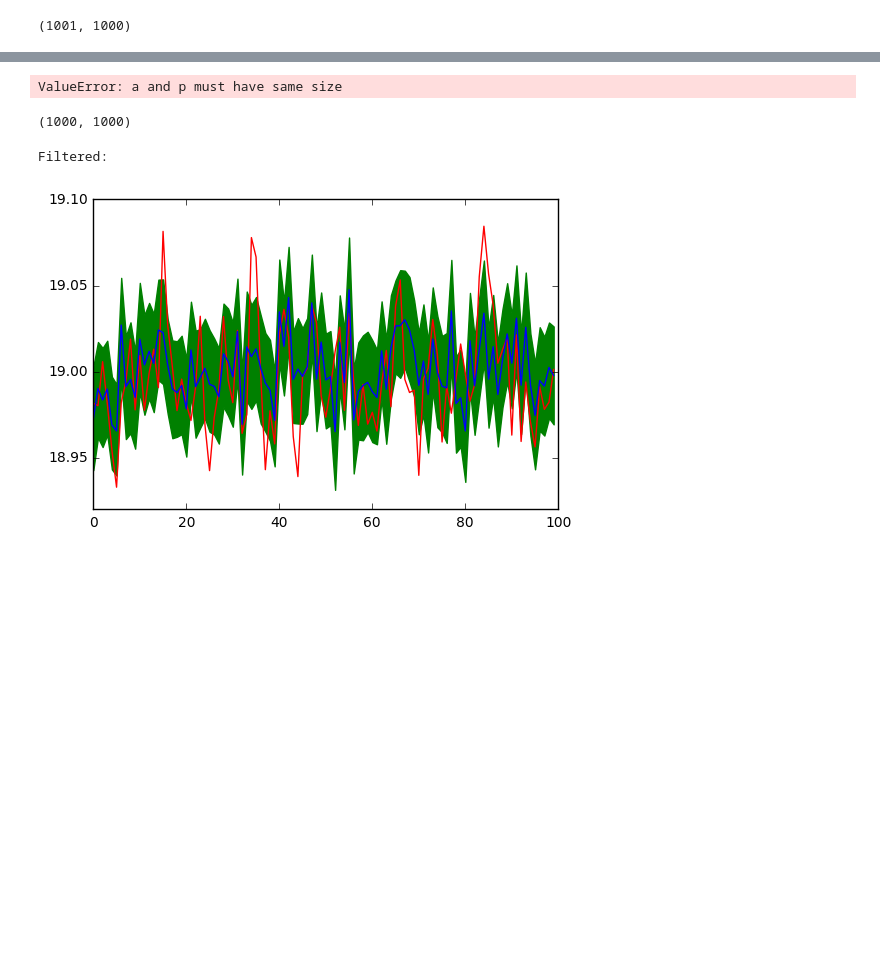
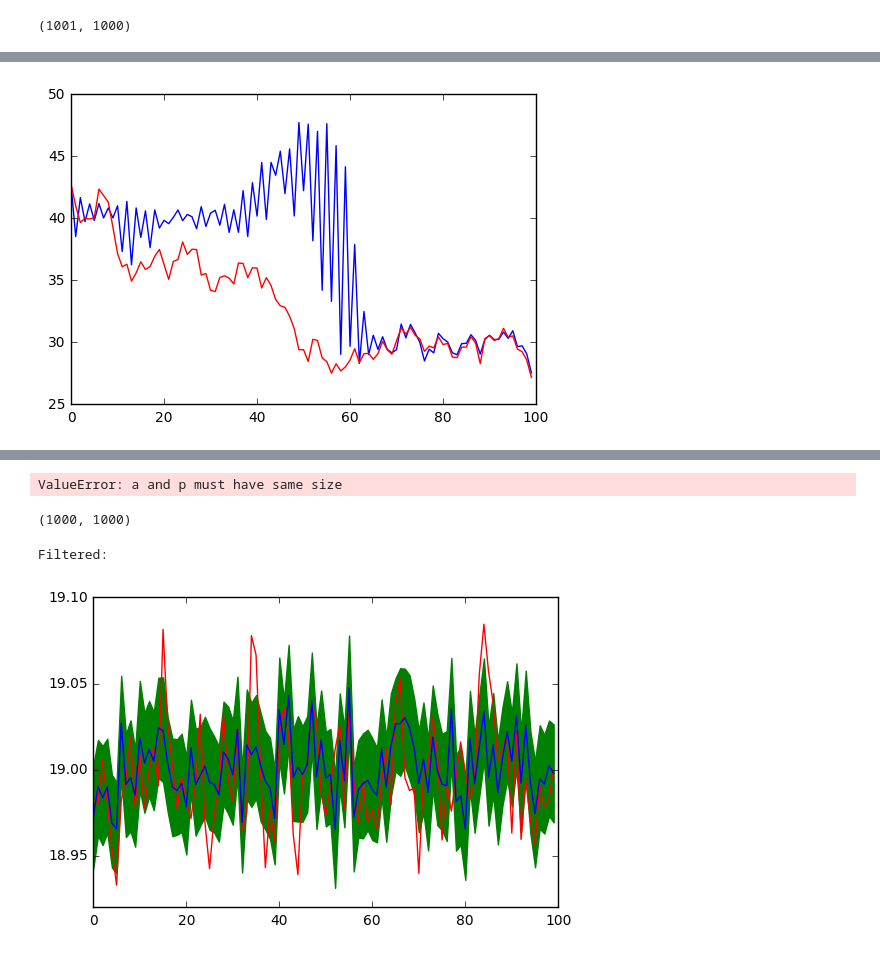
Before and after one commit to npetrenko/ParticleFilter, a Jupyter notebook: ParticleFilter_theano_traj_sample_optim.ipynb, the cells around one changed output, grey strips where cells are left out. Saved outputs shown, nothing was run; the diff lists cells and outputs as text; code cells hidden in the pictures; blank space fills up the shorter version.

```diff
--- a/ParticleFilter_theano_traj_sample_optim.ipynb
+++ b/ParticleFilter_theano_traj_sample_optim.ipynb
@@ -53,10 +55,10 @@ plt.show()
 # %%
 def prob(x, observation):
-    pre = tt.exp(-(emission_det(x) - observation)**2/(2*emission_std**2))
+    pre = tt.exp(-(emission_det(x) - observation)**2/(2*emission_std**2))/tt.sqrt(2*pi*emission_std)
     return pre/pre.sum()
 
 def resample(x, probs):
-    return rng.choice(a=tt.arange(x.shape[0]), p=probs, replace=True, size=(N_particles,), dtype='int64').T
+    return rng.choice(a=tt.arange(x.shape[0]), p=probs, replace=True, size=(N_particles/10,), dtype='int64').T
 
 def update(x):
     res, updates = th.scan(transition, non_sequences=x, n_steps=10)
@@ -68,13 +70,13 @@ init_sample = th.shared(np.random.normal(scale=3,size=(N_particles,)), name='cur
 def filt_iter (observation, x, y):
     probs = prob(y,observation)
     res = resample(y,probs)
-    probs = probs[res]
-    return y[res], update(x), probs
+    probs = probs
+    return y[res], update(x), probs, y
 
 results, updates = th.scan(filt_iter,
-                           outputs_info = [{'initial':init_sample[:N_particles]},{'initial':init_sample}, None],
+                           outputs_info = [{'initial':init_sample[:N_particles/10]},{'initial':init_sample}, None, None],
                            sequences=observe_th)
-results = [results[0], results[2]]
+results = [results[3], results[2]]
 # %%
 filtered = th.function([], results, updates=updates)
 # %%
@@ -84,6 +86,6 @@ filt_distrib.shape
 # %% [output]
 (1001, 1000)
 # %%
-filt_distrib = np.array(filt_distrib)
-filt_distrib = np.sort(filt_distrib, axis=1)
+filt_distrib = np.array(filt_distrib, dtype=th.config.floatX)
+#filt_distrib = np.sort(filt_distrib, axis=1)
 # %%
@@ -132,3 +156,10 @@ plt.show()
+# %%
+plt.plot(np.sum(filt_distrib[-100:]*filt_distrib_probs[-100:], axis=1), color='blue')
+#plt.plot(smoothed[-100:])
+plt.plot(latent[-100:], color='red')
+plt.show()
+# %% [output]
+[figure, added]
 # %%
 latent = np.array(latent)
 # %%
```
Also changed, not shown: parts of 16 cells of this notebook.
